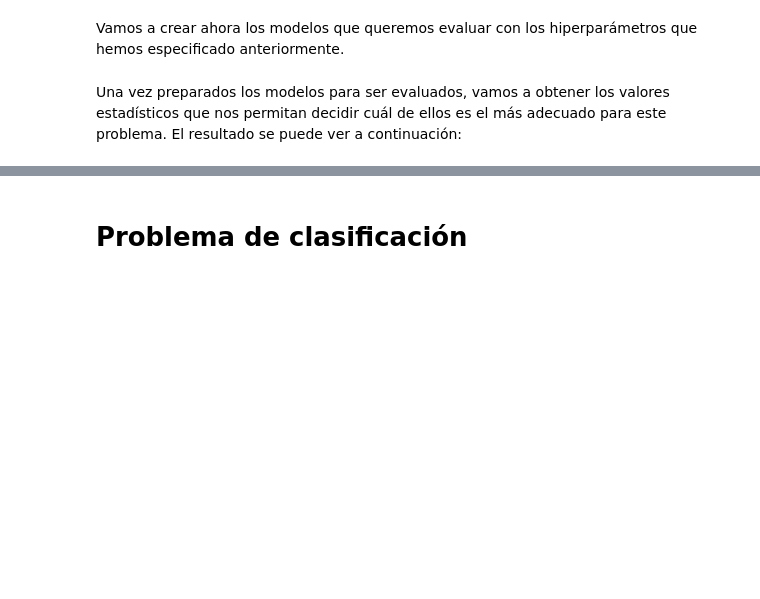
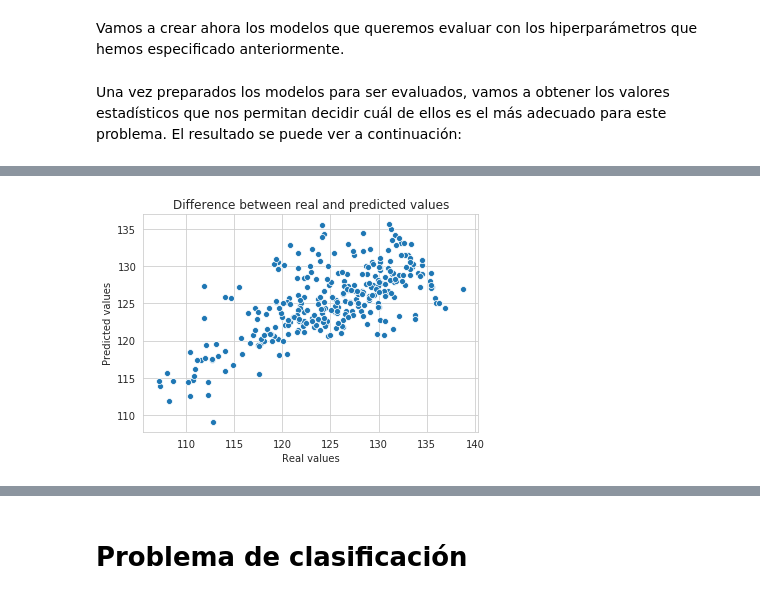
Before and after one commit to Vol0kin/ugr_aprendizaje_automatico, a Jupyter notebook: P3/memoria.ipynb, the cells around one changed output, grey strips where cells are left out. Drawn from its saved outputs; the diff is of its cells as text; code cells hidden in the pictures; blank space fills up the shorter version.

Commit message:
Finished regression problem.

```diff
--- a/P3/memoria.ipynb
+++ b/P3/memoria.ipynb
@@ -416,0 +428,7 @@ A vista de los resultados obtenidos podemos extraer una serie de conclusiones.
+# %%
+# Creamos el objeto que vamos a usar para escalar
+scaler = StandardScaler()
+
+# Ajustar el scaler y transformamos los datos
+scaler.fit(X_train)
+X_train = scaler.transform(X_train)
@@ -416,0 +437,6 @@ A vista de los resultados obtenidos podemos extraer una serie de conclusiones.
+# %%
+# Creamos el modelo que vamos a ajusat
+reg = LinearRegression()
+
+# Ajustar el modelo
+reg.fit(X_train, y_train)
@@ -416,0 +470,21 @@ A vista de los resultados obtenidos podemos extraer una serie de conclusiones.
+# %%
+# Metrica MAE
+from sklearn.metrics import mean_absolute_error
+
+# Crear modelo de regresion media y ajustarlo
+mean_reg = MeanRegression()
+mean_reg.fit(y_train)
+
+# Escalar datos de test
+X_test_transf = scaler.transform(X_test)
+
+# Predecir valores con cada modelo
+predict_reg = reg.predict(X_test_transf)
+predict_mean_reg = mean_reg.predict(y_test)
+
+reg_test_err = mean_absolute_error(y_test, predict_reg)
+mean_reg_test_err = mean_absolute_error(y_test, predict_mean_reg)
+
+print('Linear Regression E_test = ', reg_test_err)
+print('Mean Linear Regression E_test = ', mean_reg_test_err)
+print('Error proportion MER / LR: ', mean_reg_test_err / reg_test_err)
@@ -416,0 +508,10 @@ A vista de los resultados obtenidos podemos extraer una serie de conclusiones.
+# %%
+# Visualizar grafica comparativa de valores
+# Se comparan los valores reales y los predichos
+sns.scatterplot(x=y_test, y=predict_reg)
+plt.xlabel('Real values')
+plt.ylabel('Predicted values')
+plt.title('Difference between real and predicted values')
+plt.show()
+# %% [output]
+[figure, added]
```
Also changed, not shown: parts of 42 cells of this notebook.
